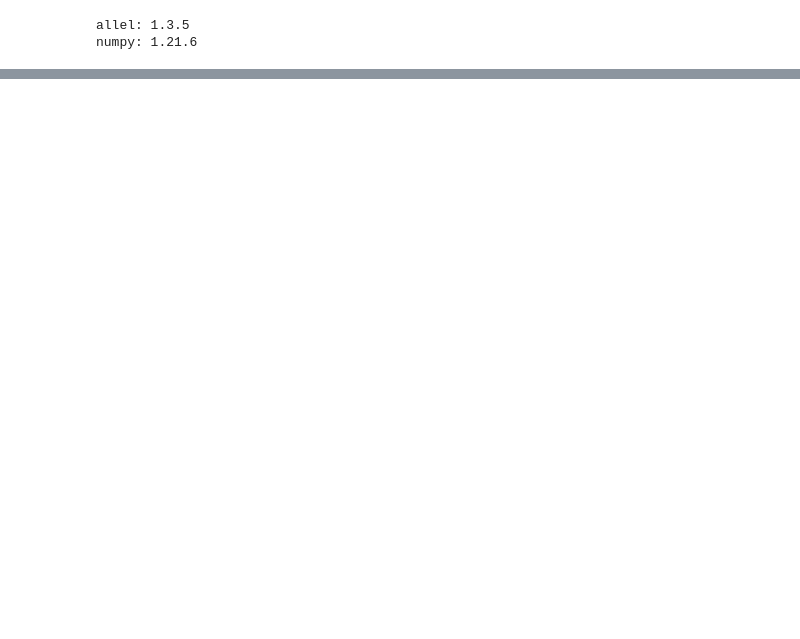
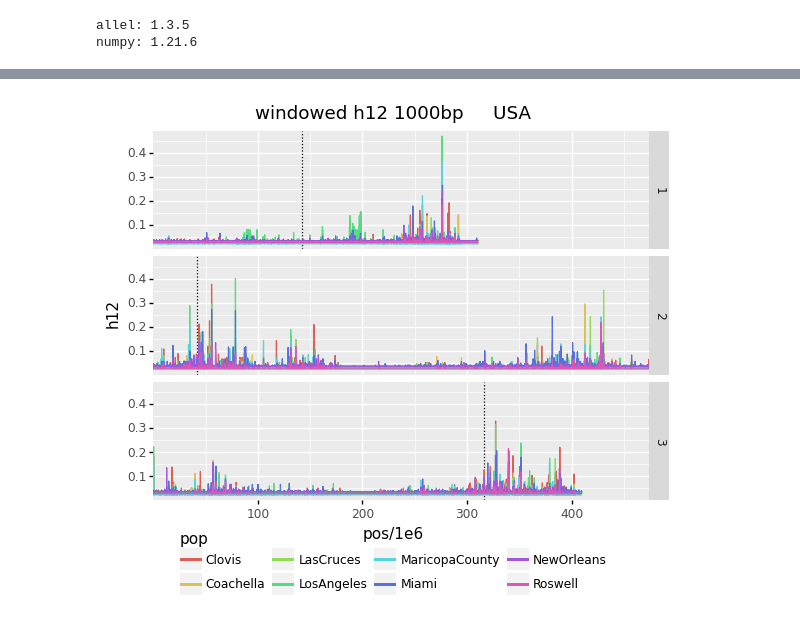
Before and after one commit to sethnr/Aaeg1200g_admixture_resistance, a Jupyter notebook: analyses/sredmond/230517_soft_sweep_scans/230518_H12_scans_all_chrs.ipynb, the cells around one changed output, grey strips where cells are left out. Saved outputs shown, nothing was run; the diff lists cells and outputs as text; code cells hidden in the pictures; blank space fills up the shorter version.

```diff
--- a/analyses/sredmond/230517_soft_sweep_scans/230518_H12_scans_all_chrs.ipynb
+++ b/analyses/sredmond/230517_soft_sweep_scans/230518_H12_scans_all_chrs.ipynb
@@ -21,7 +21,13 @@ vcffile='resources/Aaeg1200g/aegy.wgs.aaa.aaf.norep5-30x.ac10.thinrand01.phased.
 #vcf='resources/Aaeg1200g/shapeit.kdr3.vcf.gz'
 metafile='resources/meta_Aaeg1kg_spp.txt'
 
+poplevel = 'country'
 pop1='USA'
+
+hapsfile = 'resources/aaeg_hap_loci.txt'
 # %%
-meta = pd.read_csv(metafile, sep='\t')
-poplevel = 'country'
+haps = pd.read_csv(hapsfile, sep='\t')
+haps['pos'] = round(np.mean(haps[['start','end']],1))
+haps['chr'] = haps['chrom']
+haps = haps[haps['locusname'].isin(['kdr3','ace','rdl2'])]
+haps
@@ -109,0 +138,12 @@ print(p)
+# %%
+p = ggplot(h12tab,aes(x='pos/1e6',y="h12")) + \
+  geom_vline(aes(xintercept='pos/1e6'),data=haps,linetype="dotted") +\
+  geom_text(aes(x='pos/1e6',label='locusname'),data=haps,y=0.9,ha='left') +\
+  geom_line(aes(x='pos/1e6',color="pop")) + \
+  ggtitle("windowed h12 {win}bp     {p1}".format(win=blen,p1=pop1)) +\
+  scale_x_continuous(expand=(0,0)) +\
+  theme(legend_position='bottom') + facet_grid(("chr","."))
+ggsave(plot=p, width=500,height=200,units='mm',filename='h12_{}bp_allchroms_thinrand_loci.png'.format(blen), dpi=400)
+print(p)
+# %% [output]
+[figure, added]
```
Also changed, not shown: parts of 5 cells of this notebook, 40 other files.
